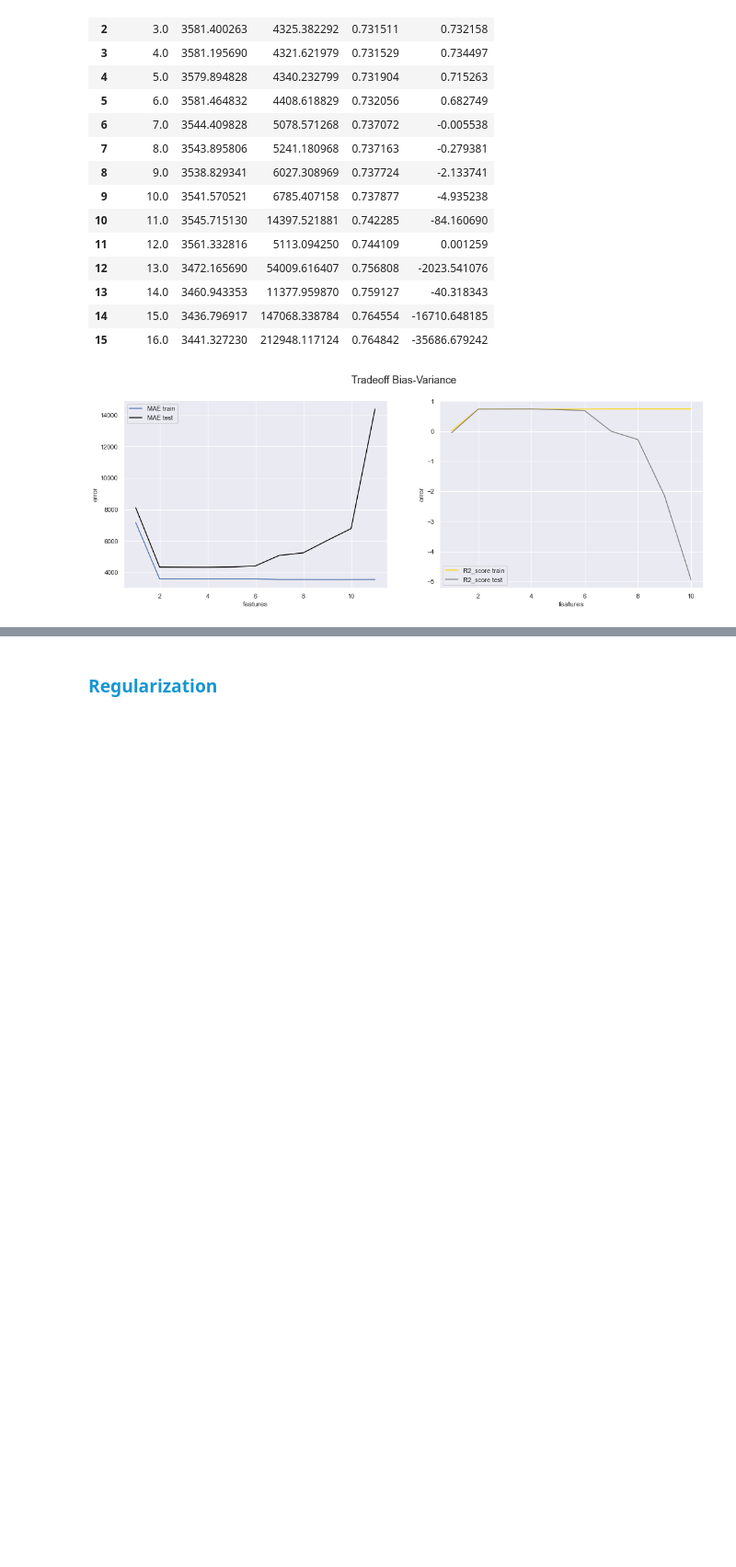
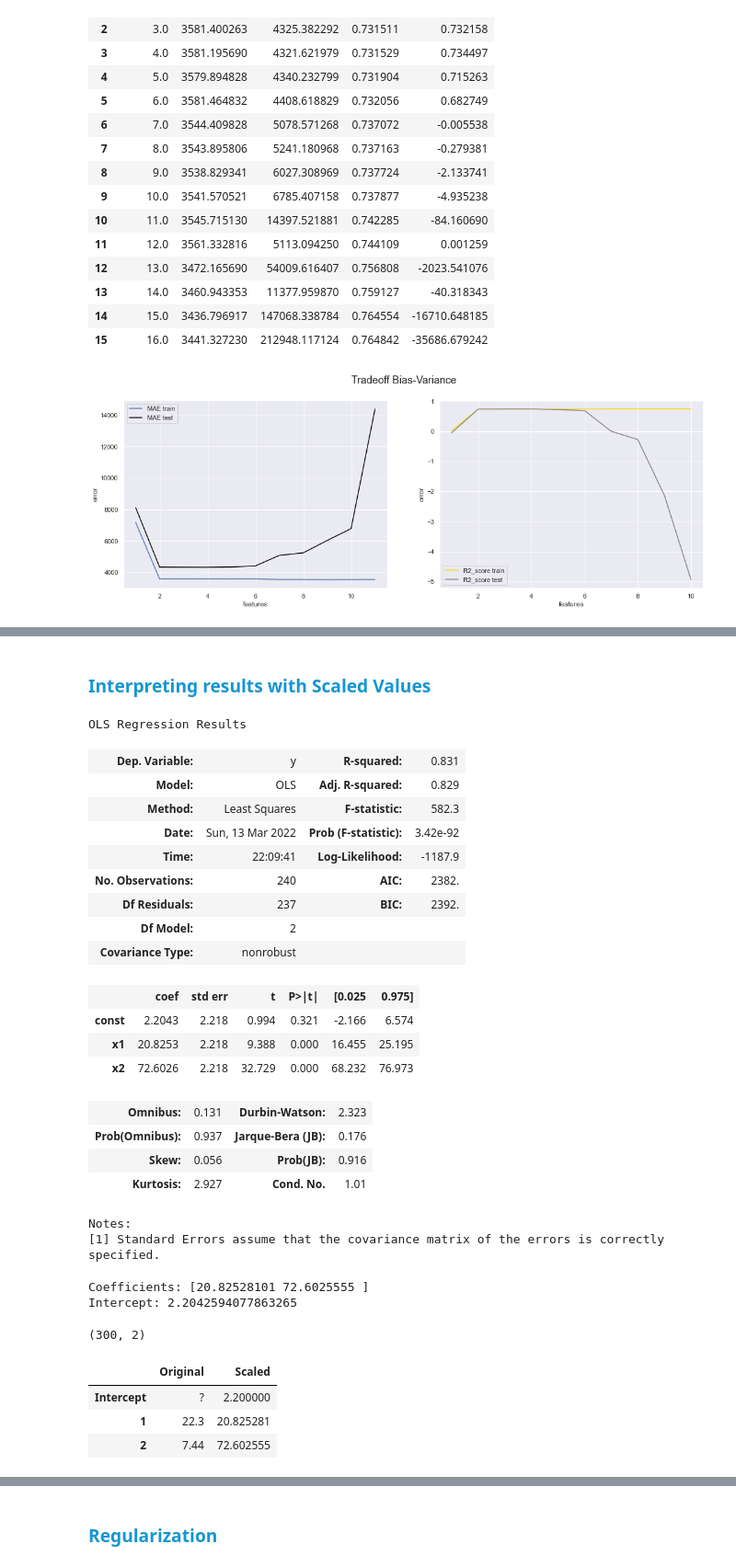
Before and after one commit to baiochi/LetsCode, a Jupyter notebook: Modulo 5 - Machine Learning/aulas/Summary.ipynb, the cells around one changed output, grey strips where cells are left out. Shown at 92% size. Saved outputs shown, nothing was run; the diff lists cells and outputs as text; code cells hidden in the pictures; blank space fills up the shorter version.

```diff
--- a/Modulo 5 - Machine Learning/aulas/Summary.ipynb
+++ b/Modulo 5 - Machine Learning/aulas/Summary.ipynb
@@ -227,0 +261,59 @@ fig.suptitle('Tradeoff Bias-Variance', size=18);
+# %% [markdown]
+### <span id='regularization' style='color:#1696d2'>Interpreting results with Scaled Values
+# %%
+# linear regression with Statsmodels
+import statsmodels.api as sm
+
+X_train_const = sm.add_constant(X_train_std)
+sm_model = sm.OLS(y_train, X_train_const, hasconst = True).fit()
+sm_model.summary()
+# %% [output]
+OLS Regression Results
+| Dep. Variable: | y | R-squared: | 0.831 |
+| Model: | OLS | Adj. R-squared: | 0.829 |
+| Method: | Least Squares | F-statistic: | 582.3 |
+| Date: | Sun, 13 Mar 2022 | Prob (F-statistic): | 3.42e-92 |
+| Time: | 22:09:41 | Log-Likelihood: | -1187.9 |
+| No. Observations: | 240 | AIC: | 2382. |
+| Df Residuals: | 237 | BIC: | 2392. |
+| Df Model: | 2 |  |  |
+| Covariance Type: | nonrobust |  |  |
+|  | coef | std err | t | P>|t| | [0.025 | 0.975] |
+| const | 2.2043 | 2.218 | 0.994 | 0.321 | -2.166 | 6.574 |
+| x1 | 20.8253 | 2.218 | 9.388 | 0.000 | 16.455 | 25.195 |
+| x2 | 72.6026 | 2.218 | 32.729 | 0.000 | 68.232 | 76.973 |
+| Omnibus: | 0.131 | Durbin-Watson: | 2.323 |
+| Prob(Omnibus): | 0.937 | Jarque-Bera (JB): | 0.176 |
+| Skew: | 0.056 | Prob(JB): | 0.916 |
+| Kurtosis: | 2.927 | Cond. No. | 1.01 |
+Notes:
+[1] Standard Errors assume that the covariance matrix of the errors is correctly specified.
+# %%
+# making linear regression model
+lin_reg = LinearRegression().fit(X_train_std, y_train)
+
+print(f'Coefficients: {lin_reg.coef_}')
+print(f'Intercept: {lin_reg.intercept_}')
+# %% [output]
+Coefficients: [20.82528101 72.6025555 ]
+Intercept: 2.2042594077863265
+# %%
+X.shape
+# %% [output]
+(300, 2)
+# %%
+coefs_df = pd.DataFrame(
+                data={
+                    'Original': np.append('?',
+                                        (lin_reg.coef_ / std.scale_).round(2)),
+                    'Scaled' : np.append(lin_reg.intercept_.round(2),
+                                        lin_reg.coef_)
+                    },
+                index=['Intercept'] + [1] + [2]
+            )
+coefs_df
+# %% [output]
+|  | Original | Scaled |
+| Intercept | ? | 2.200000 |
+| 1 | 22.3 | 20.825281 |
+| 2 | 7.44 | 72.602555 |
```
Also changed, not shown: parts of 18 cells of this notebook, 11 other files.
